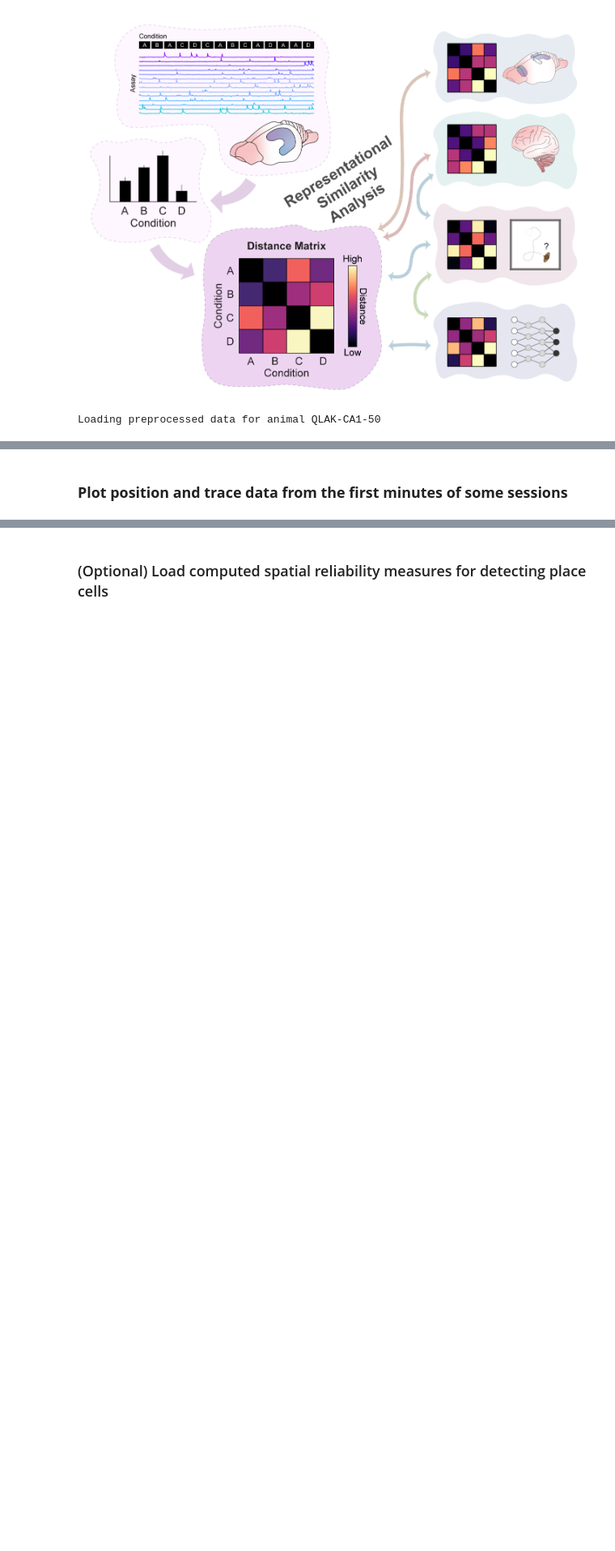
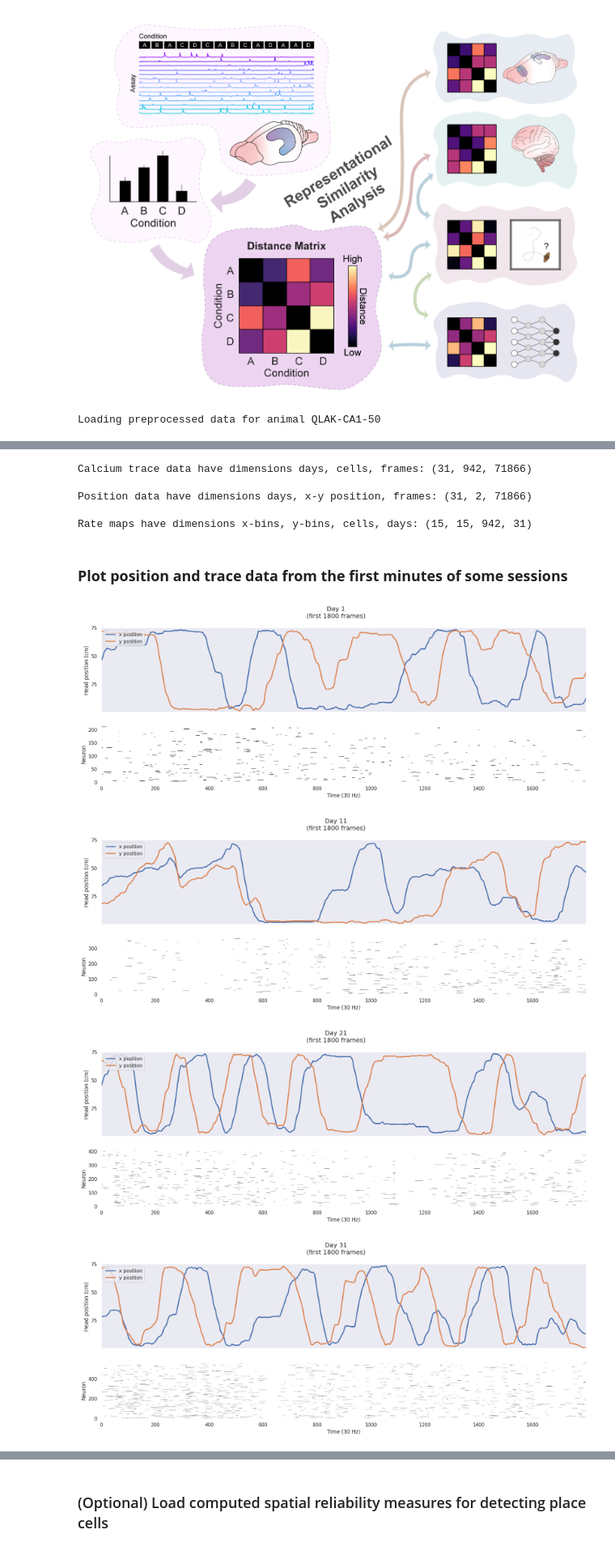
Before and after one commit to Jgroner11/MAIN_2022_calRSA, a Jupyter notebook: MAIN2022_calciumRSA_demo.ipynb, the cells around one changed output, grey strips where cells are left out. Shown at 81% size. Saved outputs shown, nothing was run; the diff lists cells and outputs as text; code cells hidden in the pictures; blank space fills up the shorter version.

```diff
--- a/MAIN2022_calciumRSA_demo.ipynb
+++ b/MAIN2022_calciumRSA_demo.ipynb
@@ -244,13 +276,17 @@ Complete fields below to print out position and rate map data shape
 based on example above (answers are provided below if needed).
 '''
 
-data.shape
+print('Position data have dimensions days, x-y position, frames: {}\n'.format(
+    data[animal]['position'].shape))
 
-# print('Position data have dimensions days, x-y position, frames: {}\n'.format(
-#     data[][].shape))
-
-# print('Rate maps have dimensions x-bins, y-bins, cells, days: {}\n'.format(
-#     data[][][].shape))
+print('Rate maps have dimensions x-bins, y-bins, cells, days: {}\n'.format(
+    data[animal]['maps']['smoothed'].shape))
+# %% [output]
+Calcium trace data have dimensions days, cells, frames: (31, 942, 71866)
+
+Position data have dimensions days, x-y position, frames: (31, 2, 71866)
+
+Rate maps have dimensions x-bins, y-bins, cells, days: (15, 15, 942, 31)
 # %%
 #@title ####*Answers*
 # print('\nCalcium trace data have dimensions days, cells, frames: {}\n'.format(
@@ -264,14 +300,19 @@ data.shape
 # %%
 # plot example trace and position data data from first 2 minutes of square days
 
 '''
 ***
 Indicate square days in "example_days" as tuple
 ***
 '''
 
-example_days = ()
+example_days = (0, 10, 20, 30)
 plot_traces_position(data, animal, example_days)
+# %% [output]
+[figure, added]
+[figure, added]
+[figure, added]
+[figure, added]
 # %%
 # Calculate average firing rate of all cells on each day
 fps = 30
```
Also changed, not shown: parts of 6 cells of this notebook.
